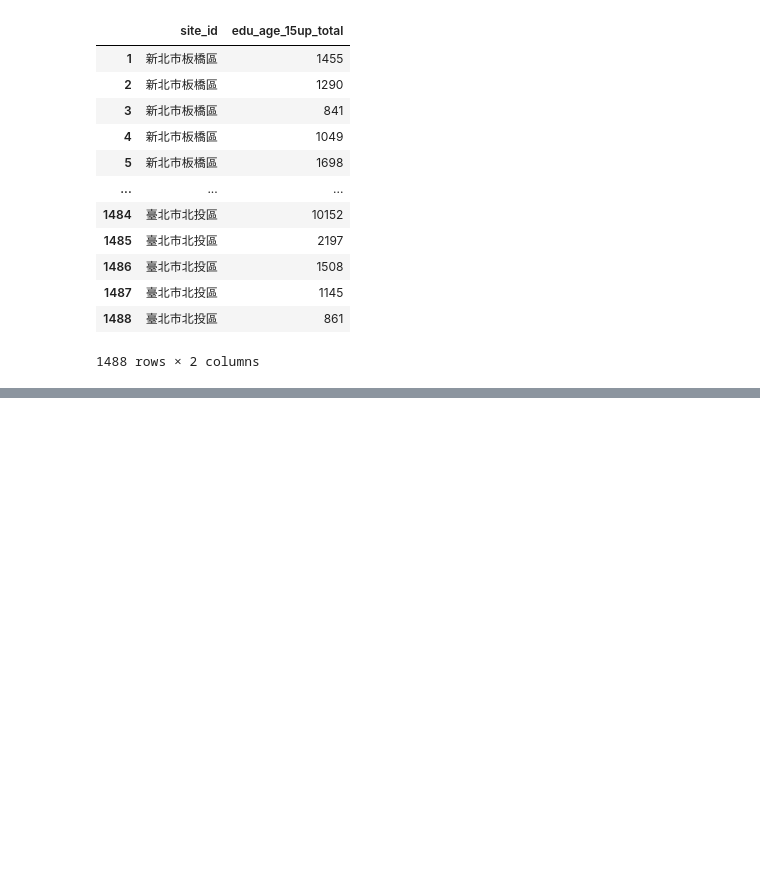
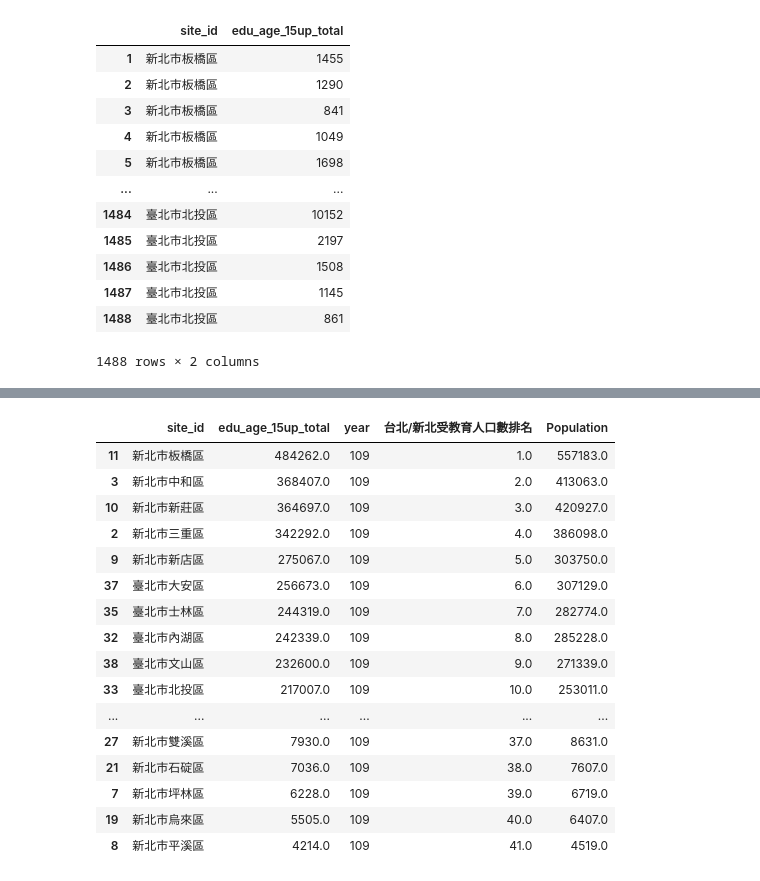
Before and after one commit to Shawn0604/LAT, a Jupyter notebook: week2_homework.ipynb, the cells around one changed output, grey strips where cells are left out. Cells and saved outputs as stored; diff of their text form; code cells hidden in the pictures; blank space fills up the shorter version.

```diff
--- a/week2_homework.ipynb
+++ b/week2_homework.ipynb
@@ -111,3 +116,69 @@ data
 # %%
 #1查找台北市、新北市各區的人口總數，並加入到後面一行，利用該地區人口數/該地區人口總數，算出各地的受教育的比率
 #1.1找到人口總數後，資料的排序跟data的排序不會一樣，要想辦法利用程式，將兩者進行匹配
+# data["year"]['新北市板橋區']=110
+
+data.loc[11,"Population"]=557183
+data.loc[3,"Population"]=413063
+data.loc[10,"Population"]=420927
+data.loc[2,"Population"]=386098
+data.loc[9,"Population"]=303750
+data.loc[37,"Population"]=307129
+data.loc[35,"Population"]=282774
+data.loc[32,"Population"]=285228
+data.loc[38,"Population"]=271339
+data.loc[33,"Population"]=253011
+data.loc[6,"Population"]=237819
+data.loc[29,"Population"]=226852
+data.loc[14,"Population"]=220708
+data.loc[31,"Population"]=219315
+data.loc[15,"Population"]=203864
+data.loc[24,"Population"]=202135
+data.loc[39,"Population"]=203658
+data.loc[40,"Population"]=186428
+data.loc[17,"Population"]=179514
+data.loc[13,"Population"]=183956
+data.loc[30,"Population"]=157567
+data.loc[36,"Population"]=125755
+data.loc[34,"Population"]=120028
+data.loc[0,"Population"]=116642
+data.loc[12,"Population"]=116426
+data.loc[4,"Population"]=88312
+data.loc[28,"Population"]=87073
+data.loc[16,"Population"]=78684
+data.loc[20,"Population"]=39456
+data.loc[5,"Population"]=39573
+data.loc[18,"Population"]=23756
+data.loc[1,"Population"]=22736
+data.loc[23,"Population"]=21801
+data.loc[26,"Population"]=21357
+data.loc[25,"Population"]=11979
+data.loc[22,"Population"]=11755
+data.loc[27,"Population"]=8631
+data.loc[21,"Population"]=7607
+data.loc[7,"Population"]=6719
+data.loc[19,"Population"]=6407
+data.loc[8,"Population"]=4519
+
+
+
+
+data
+# %% [output]
+|  | site_id | edu_age_15up_total | year | 台北/新北受教育人口數排名 | Population |
+| 11 | 新北市板橋區 | 484262.0 | 109 | 1.0 | 557183.0 |
+| 3 | 新北市中和區 | 368407.0 | 109 | 2.0 | 413063.0 |
+| 10 | 新北市新莊區 | 364697.0 | 109 | 3.0 | 420927.0 |
+| 2 | 新北市三重區 | 342292.0 | 109 | 4.0 | 386098.0 |
+| 9 | 新北市新店區 | 275067.0 | 109 | 5.0 | 303750.0 |
+| 37 | 臺北市大安區 | 256673.0 | 109 | 6.0 | 307129.0 |
+| 35 | 臺北市士林區 | 244319.0 | 109 | 7.0 | 282774.0 |
+| 32 | 臺北市內湖區 | 242339.0 | 109 | 8.0 | 285228.0 |
+| 38 | 臺北市文山區 | 232600.0 | 109 | 9.0 | 271339.0 |
+| 33 | 臺北市北投區 | 217007.0 | 109 | 10.0 | 253011.0 |
+| ... | ... | ... | ... | ... | ... |
+| 27 | 新北市雙溪區 | 7930.0 | 109 | 37.0 | 8631.0 |
+| 21 | 新北市石碇區 | 7036.0 | 109 | 38.0 | 7607.0 |
+| 7 | 新北市坪林區 | 6228.0 | 109 | 39.0 | 6719.0 |
+| 19 | 新北市烏來區 | 5505.0 | 109 | 40.0 | 6407.0 |
+| 8 | 新北市平溪區 | 4214.0 | 109 | 41.0 | 4519.0 |
```
Also changed, not shown: parts of 3 cells of this notebook.
